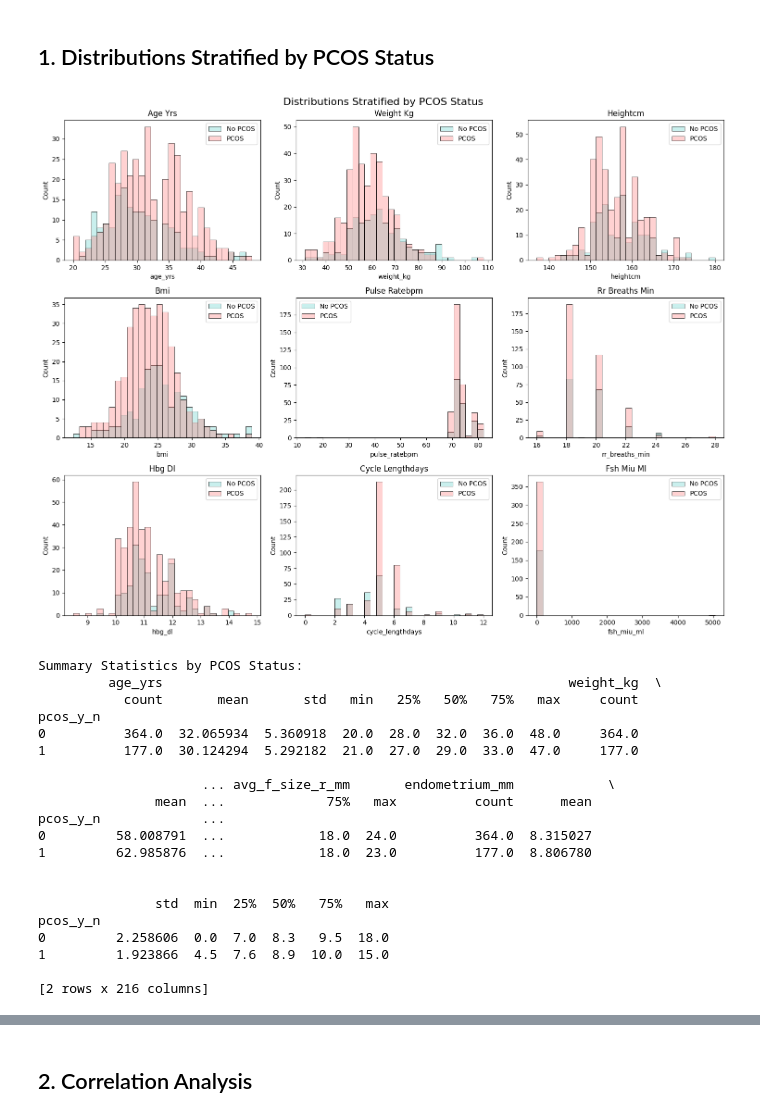
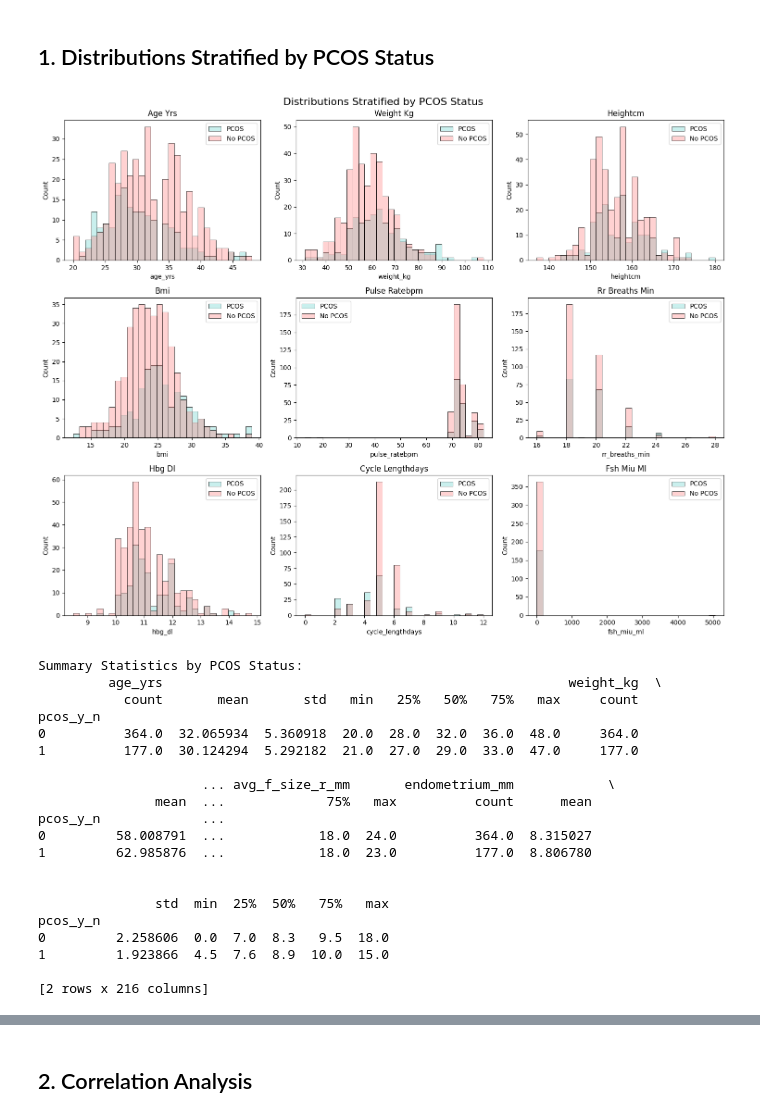
Before and after one commit to sarthakmonga11/pcos-diagnostic-dashboard, a Jupyter notebook: notebooks/02-eda-pca.ipynb, the cells around one changed output, grey strips where cells are left out. Cells and saved outputs as stored; diff of their text form; code cells hidden in the pictures.

```diff
--- a/notebooks/02-eda-pca.ipynb
+++ b/notebooks/02-eda-pca.ipynb
@@ -51,35 +51,35 @@ numerical_cols = ['age_yrs', 'weight_kg', 'heightcm', 'bmi', 'pulse_ratebpm', 'r
                   'prlng_ml', 'vit_d3_ng_ml', 'prgng_ml', 'rbsmg_dl', 'bp_systolic_mmhg',
                   'bp_diastolic_mmhg', 'follicle_no_l', 'follicle_no_r',
                   'avg_f_size_l_mm', 'avg_f_size_r_mm', 'endometrium_mm']
 
 # Create distribution plots for key variables
 fig, axes = plt.subplots(3, 3, figsize=(15, 12))
 fig.suptitle('Distributions Stratified by PCOS Status', fontsize=16)
 
 # Define custom colors for better distinction
 colors = ['#FF6B6B', '#4ECDC4']  # Red for PCOS, Teal for No PCOS
 
 # key_vars = ['age_yrs', 'bmi', 'fsh_lh', 'waist_hip_ratio', 'amhng_ml', 'follicle_no_l', 'follicle_no_r', 'weight_kg', 'heightcm']
 key_vars = numerical_cols[:9]  # Select the first 9 numerical columns for plotting
 
 for i, var in enumerate(key_vars):
     ax = axes[i//3, i%3]  # Adjusted for 4 rows and 6 columns
 
     sns.histplot(data=df, x=var, hue='pcos_y_n', ax=ax, alpha=0.3, bins=30,
                      palette=colors, edgecolor='black', linewidth=0.5)
     ax.set_title(f'{var.replace("_", " ").title()}')
 
-    ax.legend(['No PCOS', 'PCOS'])  # Corrected legend order
+    ax.legend(['PCOS', 'No PCOS'])  # Corrected legend order
 
 plt.tight_layout()
 plt.show()
 
 # Summary statistics by PCOS status
 print("Summary Statistics by PCOS Status:")
 summary_stats = df.groupby('pcos_y_n')[numerical_cols].describe()
 print(summary_stats)
 # %% [output]
-[figure, old version]
+[figure, new version]
 Summary Statistics by PCOS Status:
          age_yrs                                                    weight_kg  \
            count       mean       std   min   25%   50%   75%   max     count
```
Also changed, not shown: parts of 1 cell of this notebook, 12 other files.
